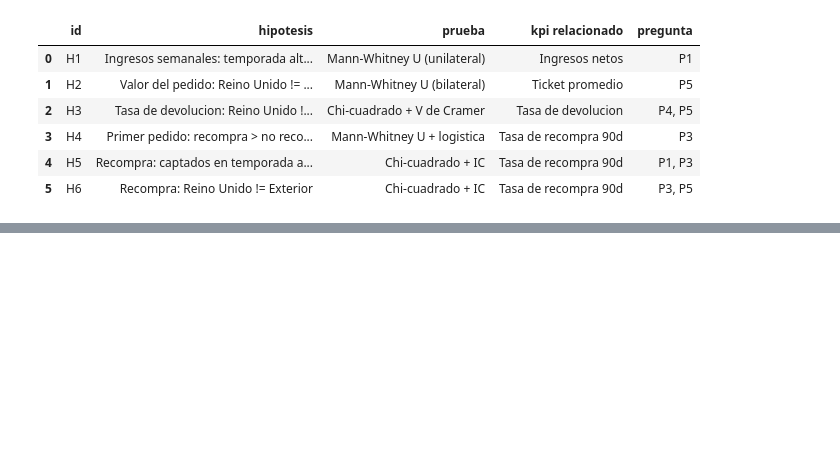
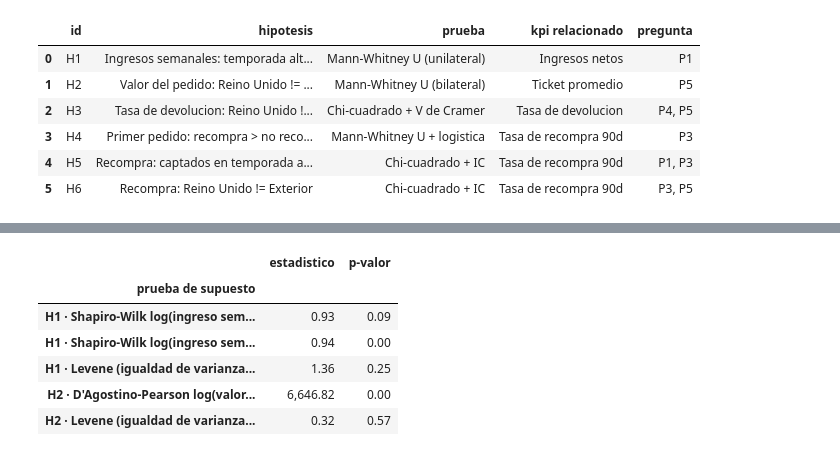
Before and after one commit to Xantyagoh/grupo3-bi-ecommerce, a Jupyter notebook: notebooks/04_hipotesis_validacion.ipynb, the cells around one changed output, grey strips where cells are left out. Cells and saved outputs as stored; diff of their text form; code cells hidden in the pictures; blank space fills up the shorter version.

```diff
--- a/notebooks/04_hipotesis_validacion.ipynb
+++ b/notebooks/04_hipotesis_validacion.ipynb
@@ -91,0 +154,24 @@ hipotesis
+# %%
+sw_alta = stats.shapiro(log_sem[sem['temporada_alta']])
+sw_resto = stats.shapiro(log_sem[~sem['temporada_alta']])
+lev1 = stats.levene(log_sem[sem['temporada_alta']], log_sem[~sem['temporada_alta']])
+ref = pedidos[pedidos['pais_grupo'] == 'Reino Unido']['importe']
+ext = pedidos[pedidos['pais_grupo'] == 'Exterior']['importe']
+lev2 = stats.levene(np.log(ref), np.log(ext))
+dag = stats.normaltest(log_ped)
+
+pd.DataFrame([
+    ('H1 · Shapiro-Wilk log(ingreso semanal), temporada alta', sw_alta.statistic, sw_alta.pvalue),
+    ('H1 · Shapiro-Wilk log(ingreso semanal), resto',          sw_resto.statistic, sw_resto.pvalue),
+    ('H1 · Levene (igualdad de varianzas) en log',              lev1.statistic, lev1.pvalue),
+    ('H2 · D\'Agostino-Pearson log(valor del pedido)',         dag.statistic, dag.pvalue),
+    ('H2 · Levene (igualdad de varianzas) en log',              lev2.statistic, lev2.pvalue),
+], columns=['prueba de supuesto', 'estadistico', 'p-valor']).set_index('prueba de supuesto')
+# %% [output]
+|  | estadistico | p-valor |
+| prueba de supuesto |  |  |
+| H1 · Shapiro-Wilk log(ingreso sem... | 0.93 | 0.09 |
+| H1 · Shapiro-Wilk log(ingreso sem... | 0.94 | 0.00 |
+| H1 · Levene (igualdad de varianza... | 1.36 | 0.25 |
+| H2 · D'Agostino-Pearson log(valor... | 6,646.82 | 0.00 |
+| H2 · Levene (igualdad de varianza... | 0.32 | 0.57 |
```
Also changed, not shown: parts of 6 cells of this notebook, 1 other file.
